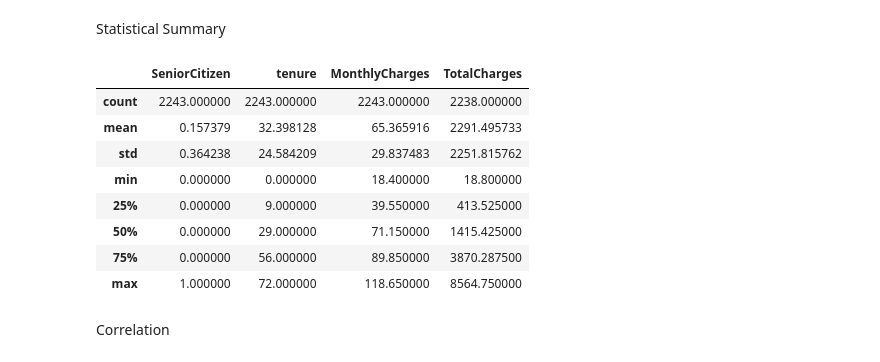
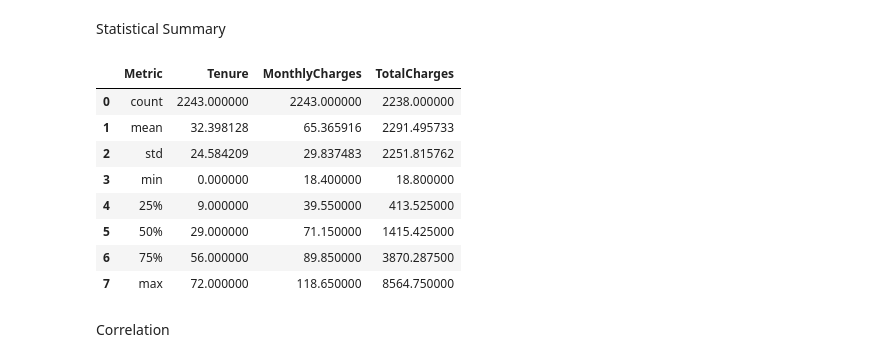
Before and after one commit to SammyOngaya/qml, a Jupyter notebook: qml/Notebooks/Telco-Customer-Churn.ipynb, the cells around one changed output. Saved outputs shown, nothing was run; the diff lists cells and outputs as text; code cells hidden in the pictures.

```diff
--- a/qml/Notebooks/Telco-Customer-Churn.ipynb
+++ b/qml/Notebooks/Telco-Customer-Churn.ipynb
@@ -118,19 +123,22 @@ df[df['Churn']=='Yes']['TotalCharges'].sum()
 897135.8
 # %% [markdown]
 Statistical Summary
-# %%
-data_summary_df=pd.DataFrame(df.describe())
-data_summary_df
-# %% [output]
-|  | SeniorCitizen | tenure | MonthlyCharges | TotalCharges |
-| count | 2243.000000 | 2243.000000 | 2243.000000 | 2238.000000 |
-| mean | 0.157379 | 32.398128 | 65.365916 | 2291.495733 |
-| std | 0.364238 | 24.584209 | 29.837483 | 2251.815762 |
-| min | 0.000000 | 0.000000 | 18.400000 | 18.800000 |
-| 25% | 0.000000 | 9.000000 | 39.550000 | 413.525000 |
-| 50% | 0.000000 | 29.000000 | 71.150000 | 1415.425000 |
-| 75% | 0.000000 | 56.000000 | 89.850000 | 3870.287500 |
-| max | 1.000000 | 72.000000 | 118.650000 | 8564.750000 |
+# %%
+data_summary_df=pd.DataFrame(df.describe())
+data_summary_df.reset_index(level=0, inplace=True)
+data_summary_df=data_summary_df.drop(columns='SeniorCitizen')
+data_summary_df.columns=['Metric','Tenure','MonthlyCharges','TotalCharges']
+data_summary_df
+# %% [output]
+|  | Metric | Tenure | MonthlyCharges | TotalCharges |
+| 0 | count | 2243.000000 | 2243.000000 | 2238.000000 |
+| 1 | mean | 32.398128 | 65.365916 | 2291.495733 |
+| 2 | std | 24.584209 | 29.837483 | 2251.815762 |
+| 3 | min | 0.000000 | 18.400000 | 18.800000 |
+| 4 | 25% | 9.000000 | 39.550000 | 413.525000 |
+| 5 | 50% | 29.000000 | 71.150000 | 1415.425000 |
+| 6 | 75% | 56.000000 | 89.850000 | 3870.287500 |
+| 7 | max | 72.000000 | 118.650000 | 8564.750000 |
 # %% [markdown]
 Correlation
 # %%
```
Also changed, not shown: parts of 12 cells of this notebook.
